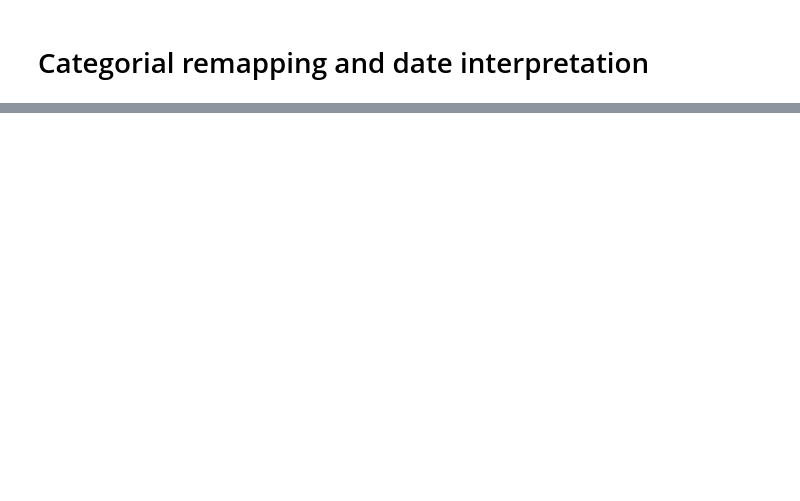
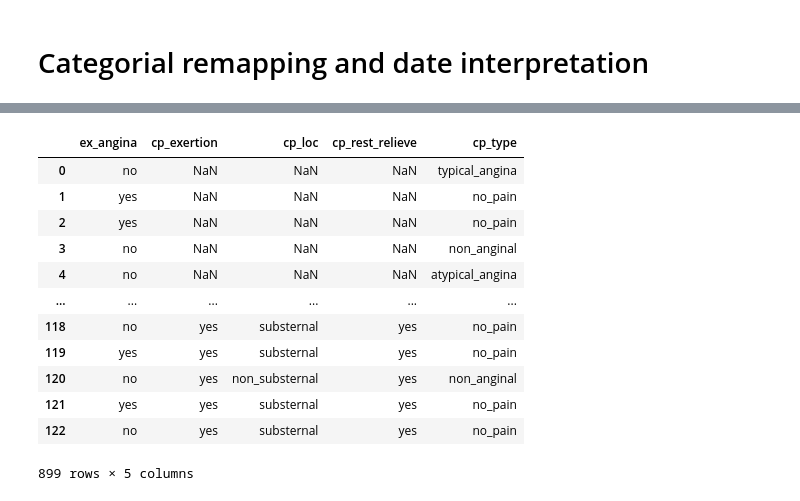
Before and after one commit to guischmitd/heart_attack_analysis, a Jupyter notebook: process_raw_data.ipynb, the cells around one changed output, grey strips where cells are left out. Saved outputs shown, nothing was run; the diff lists cells and outputs as text; code cells hidden in the pictures; blank space fills up the shorter version.

```diff
--- a/process_raw_data.ipynb
+++ b/process_raw_data.ipynb
@@ -161,8 +187,8 @@ def remap_categoricals(dataframe):
     df['wm_abnormal_ex'] = df.wm_abnormal_ex.replace({1: 'yes', 0: 'no'})
 
     # Remapping and removing non standard values
-    df['thalassemia'] = df.thalassemia.replace({0: None, 1: None, 2: None, 3: 'normal', 4: None,
-                                                5: None, 6: 'fixed_defect', 7:'reversible'})
+    df['thalium_stress_result'] = df.thalium_stress_result.replace({0: None, 1: None, 2: None, 3: 'normal', 4: None,
+                                                                    5: None, 6: 'fixed_defect', 7:'reversible'})
 
     return df
 
@@ -172,13 +198,13 @@ def parse_date_cols(dataframe):
 
     def parse_date(row, prefix='ekg'):
         try:
-            out = "19{:02d}-{:02d}-{:02d}".format(int(row[prefix+'yr']), int(row[prefix+'mo']), int(row[prefix+'day']))
+            out = pd.to_datetime("19{:02d}-{:02d}-{:02d}".format(int(row[prefix+'yr']), int(row[prefix+'mo']), int(row[prefix+'day'])))
         except:
             out = None
         return out
 
-    df['ekg_date'] = pd.to_datetime(df.apply(partial(parse_date, prefix='ekg'), axis=1))
-    df['cath_date'] = pd.to_datetime(df.apply(partial(parse_date, prefix='c'), axis=1))
+    df['ekg_date'] = df.apply(partial(parse_date, prefix='ekg'), axis=1)
+    df['angiogram_date'] = df.apply(partial(parse_date, prefix='c'), axis=1)
 
     df = df.drop(['ekgday', 'ekgmo', 'ekgyr', 'cday', 'cmo', 'cyr'], axis=1)
     return df
@@ -203,2 +245,18 @@ df
+# %%
+df[['ex_angina', 'cp_exertion', 'cp_loc', 'cp_rest_relieve', 'cp_type']]
+# %% [output]
+|  | ex_angina | cp_exertion | cp_loc | cp_rest_relieve | cp_type |
+| 0 | no | NaN | NaN | NaN | typical_angina |
+| 1 | yes | NaN | NaN | NaN | no_pain |
+| 2 | yes | NaN | NaN | NaN | no_pain |
+| 3 | no | NaN | NaN | NaN | non_anginal |
+| 4 | no | NaN | NaN | NaN | atypical_angina |
+| ... | ... | ... | ... | ... | ... |
+| 118 | no | yes | substernal | yes | no_pain |
+| 119 | yes | yes | substernal | yes | no_pain |
+| 120 | no | yes | non_substernal | yes | non_anginal |
+| 121 | yes | yes | substernal | yes | no_pain |
+| 122 | no | yes | substernal | yes | no_pain |
+899 rows × 5 columns
 # %%
 df.to_csv('data/processed/heart_risk.csv', index=None)
```
Also changed, not shown: parts of 8 cells of this notebook, 6 other files.
